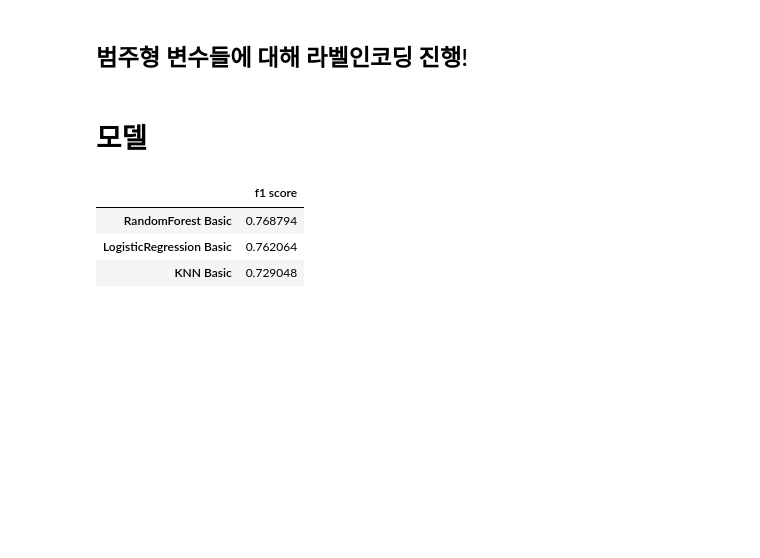
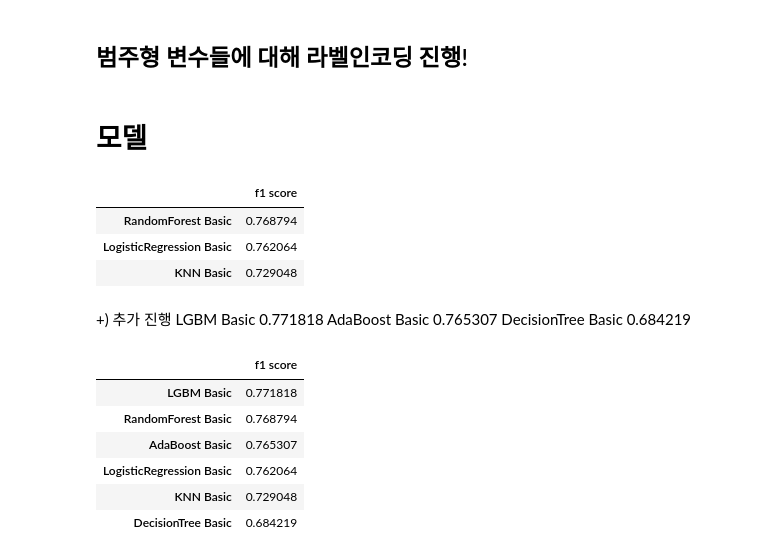
Before and after one commit to hyojun121/final, a Jupyter notebook: 07,08번 train 학습.ipynb, the cells around one changed output. Saved outputs shown, nothing was run; the diff lists cells and outputs as text; code cells hidden in the pictures; blank space fills up the shorter version.

```diff
--- a/07,08번 train 학습.ipynb
+++ b/07,08번 train 학습.ipynb
@@ -347,3 +347,35 @@ result_df
 | RandomForest Basic | 0.768794 |
 | LogisticRegression Basic | 0.762064 |
 | KNN Basic | 0.729048 |
+# %% [markdown]
++) 추가 진행 LGBM Basic 0.771818 AdaBoost Basic 0.765307 DecisionTree Basic 0.684219
+# %%
+import pandas as pd
+
+# 데이터 준비
+model_name_list = [
+    'LGBM Basic', 'RandomForest Basic', 'AdaBoost Basic',
+    'LogisticRegression Basic', 'KNN Basic', 'DecisionTree Basic'
+]
+
+f1_scores = [
+    0.771818, 0.768794, 0.765307,
+    0.762064, 0.729048, 0.684219
+]
+
+# DataFrame 생성
+result_df = pd.DataFrame({'f1 score': f1_scores}, index=model_name_list)
+
+# f1 score 기준 내림차순 정렬
+result_df.sort_values(by='f1 score', ascending=False, inplace=True)
+
+# 보기 좋게 출력
+result_df
+# %% [output]
+|  | f1 score |
+| LGBM Basic | 0.771818 |
+| RandomForest Basic | 0.768794 |
+| AdaBoost Basic | 0.765307 |
+| LogisticRegression Basic | 0.762064 |
+| KNN Basic | 0.729048 |
+| DecisionTree Basic | 0.684219 |
```
